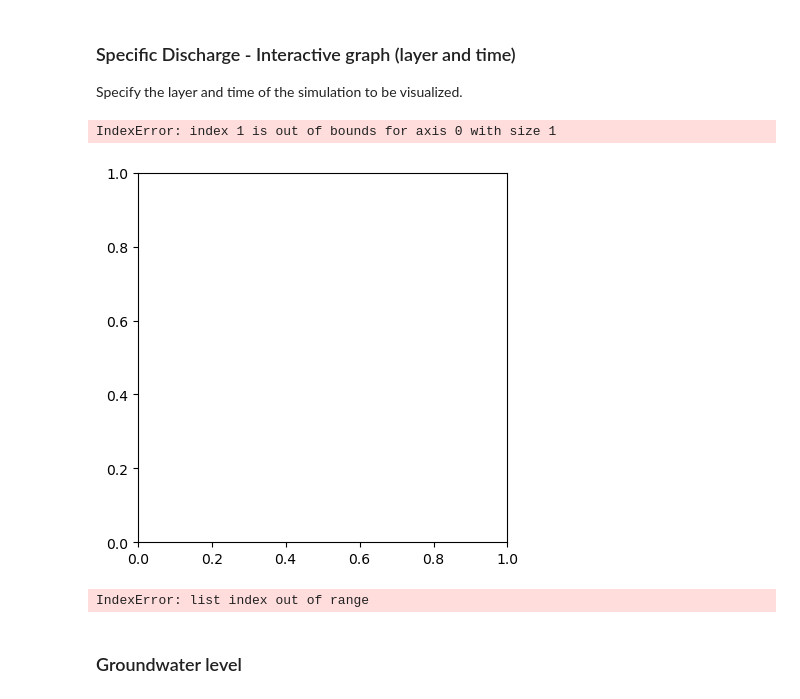
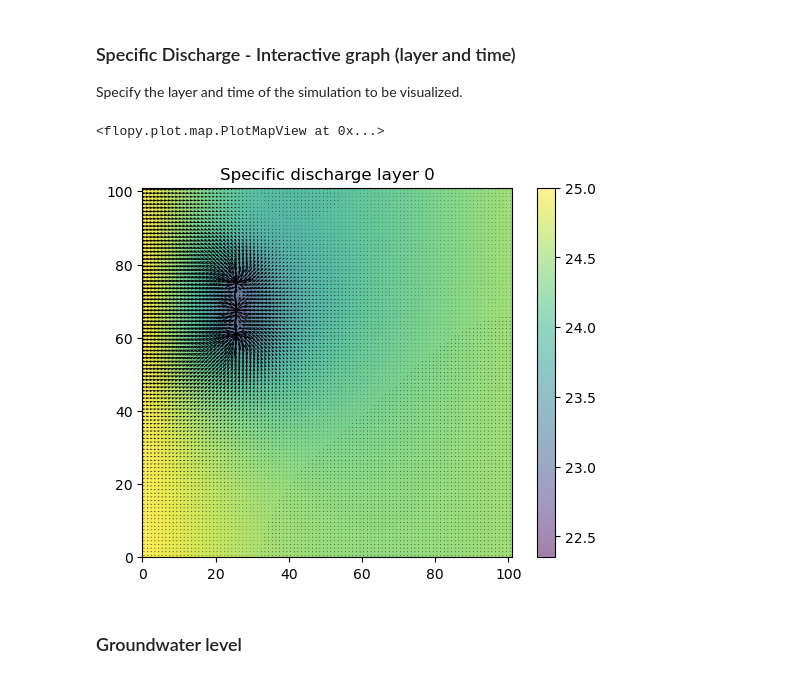
Before and after one commit to hydrocomputing/pymf6-validation, a Jupyter notebook: src/notebooks/2_system_well_model.ipynb, the cells around one changed output. Saved outputs shown, nothing was run; the diff lists cells and outputs as text; code cells hidden in the pictures.

```diff
--- a/src/notebooks/2_system_well_model.ipynb
+++ b/src/notebooks/2_system_well_model.ipynb
@@ -202,15 +168,11 @@ show_bcs(model_path, name=model_name, bc_names=('chd','wel'))
 # %% [markdown]
 ### Specific Discharge - Interactive graph (layer and time)
 Specify the layer and time of the simulation to be visualized.
-# %%
-plot_spec_discharge(model_path, model_name, layer=1, times= 249)
-# %% [output]
-IndexError: index 1 is out of bounds for axis 0 with size 1
-[figure, removed]
 # %%
-plot_spec_discharge(model_path, model_name, layer=2, times = 300)
+plot_spec_discharge(model_path, model_name, layer=0, times=249)
 # %% [output]
-IndexError: list index out of range
+<flopy.plot.map.PlotMapView at 0x...>
+[figure, added]
 # %% [markdown]
 ### Groundwater level
 # %%
```
Also changed, not shown: parts of 20 cells of this notebook, 11 other files.
